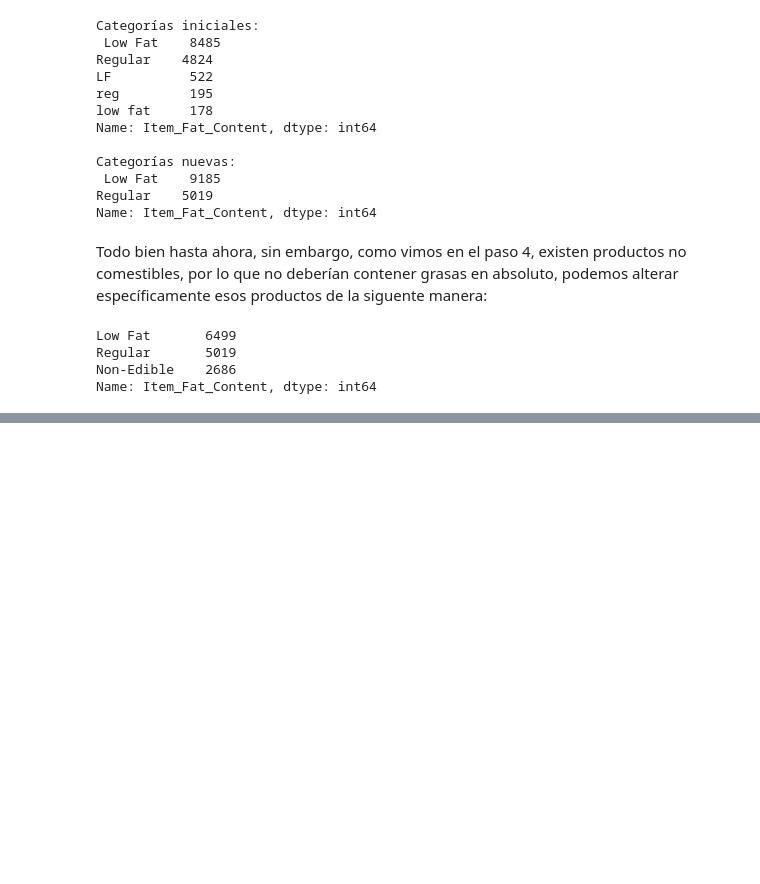
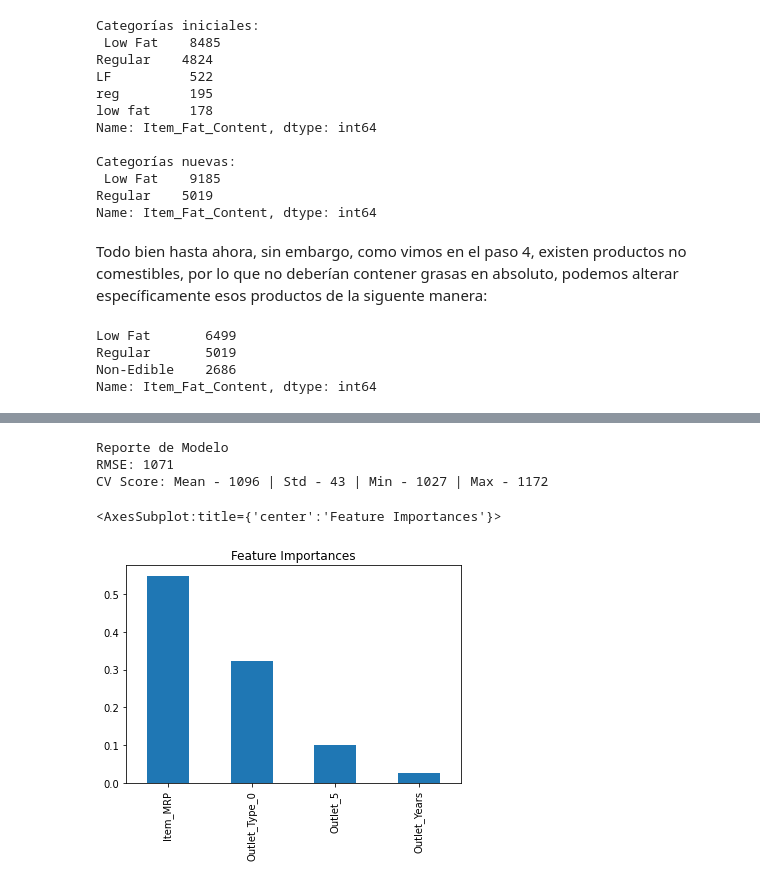
Before and after one commit to YoungOak/dataAnalysis, a Jupyter notebook: bigMart_analitic_process.ipynb, the cells around one changed output, grey strips where cells are left out. Saved outputs shown, nothing was run; the diff lists cells and outputs as text; code cells hidden in the pictures; blank space fills up the shorter version.

```diff
--- a/bigMart_analitic_process.ipynb
+++ b/bigMart_analitic_process.ipynb
@@ -335,0 +469,12 @@ Name: Item_Fat_Content, dtype: int64
+# %%
+predictors = ['Item_MRP','Outlet_Type_0','Outlet_5','Outlet_Years']
+alg4 = DecisionTreeRegressor(max_depth=8, min_samples_leaf=150)
+modelfit(alg4, train, test, predictors, target, IDcol, 'alg4.csv')
+coef4 = pd.Series(alg4.feature_importances_, predictors).sort_values(ascending=False)
+coef4.plot(kind='bar', title='Feature Importances')
+# %% [output]
+Reporte de Modelo
+RMSE: 1071
+CV Score: Mean - 1096 | Std - 43 | Min - 1027 | Max - 1172
+<AxesSubplot:title={'center':'Feature Importances'}>
+[figure, added]
```
Also changed, not shown: parts of 21 cells of this notebook, 9 other files.
